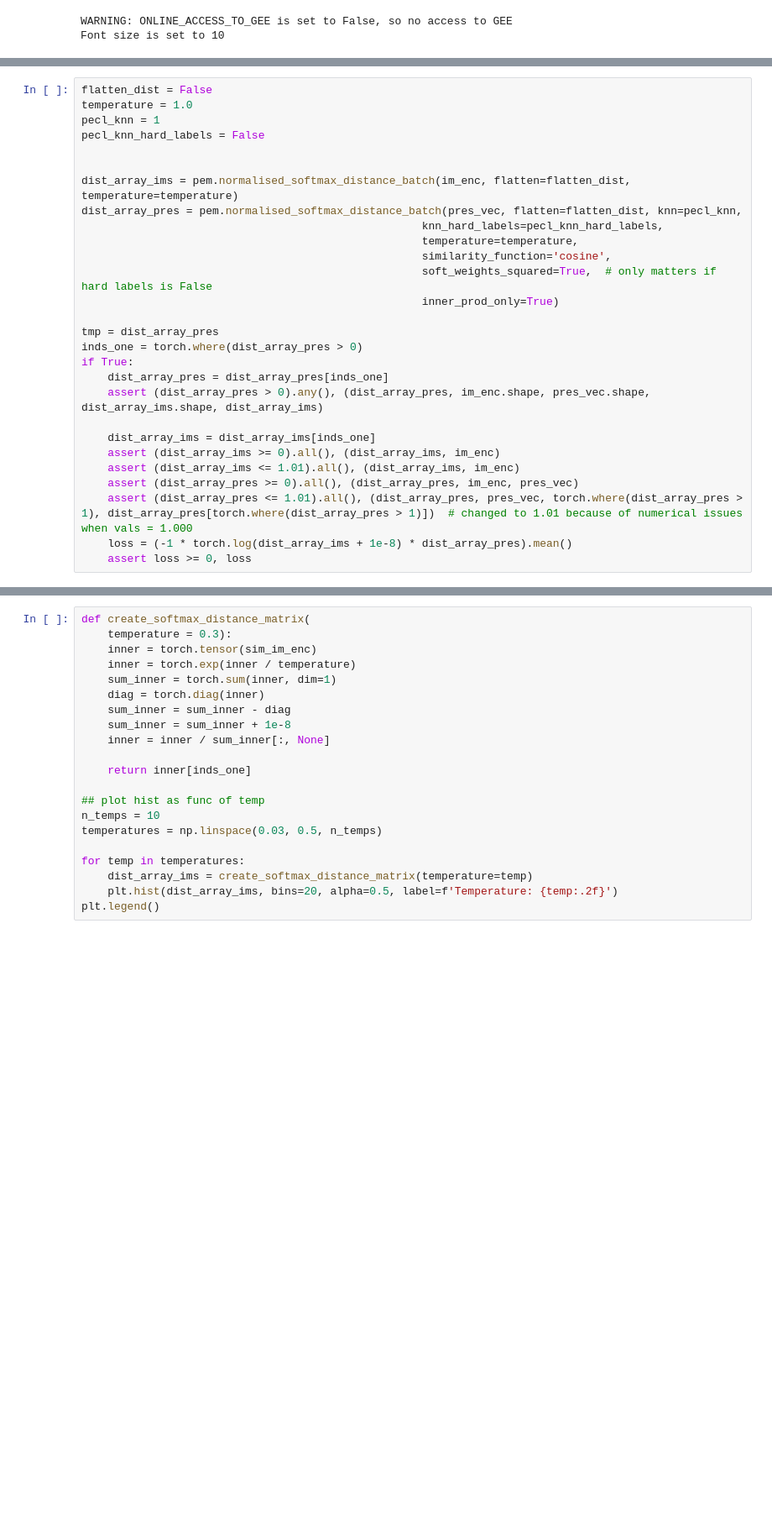
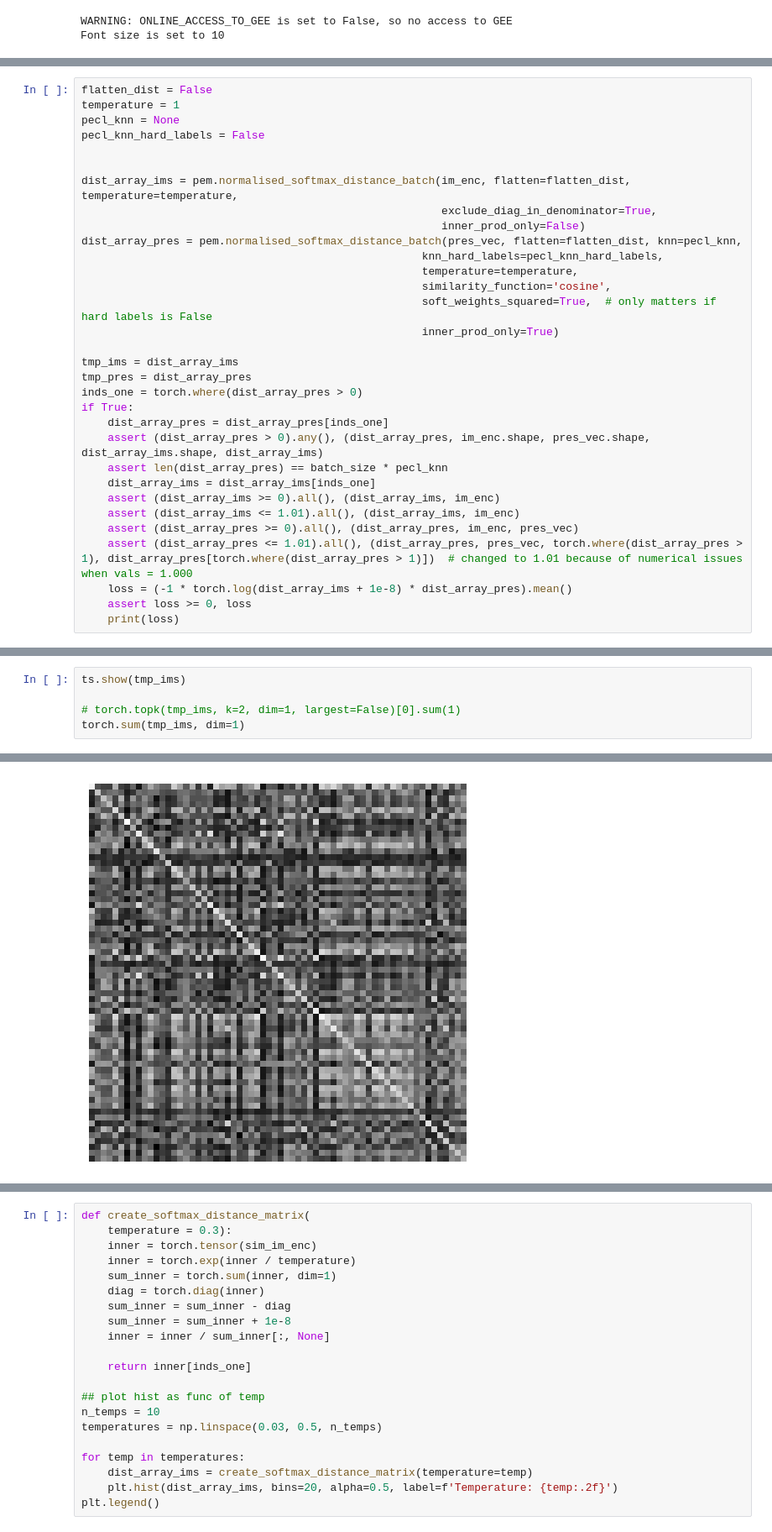
Before and after one commit to vdplasthijs/PECL, a Jupyter notebook: notebooks/Explore embeddings from trained model.ipynb, the cells around one changed output, grey strips where cells are left out. Shown: that part at 84% size. Cells and saved outputs as stored; diff of their text form; blank space fills up the shorter version.

```diff
--- a/notebooks/Explore embeddings from trained model.ipynb
+++ b/notebooks/Explore embeddings from trained model.ipynb
@@ -150,11 +160,13 @@ Text(0.5, 1.0, 'Correlation coefficient: 0.14')
 # %%
 flatten_dist = False
-temperature = 1.0
-pecl_knn = 1
+temperature = 1
+pecl_knn = None
 pecl_knn_hard_labels = False
 
 
-dist_array_ims = pem.normalised_softmax_distance_batch(im_enc, flatten=flatten_dist, temperature=temperature)
+dist_array_ims = pem.normalised_softmax_distance_batch(im_enc, flatten=flatten_dist, temperature=temperature,
+                                                       exclude_diag_in_denominator=True,
+                                                       inner_prod_only=False)
 dist_array_pres = pem.normalised_softmax_distance_batch(pres_vec, flatten=flatten_dist, knn=pecl_knn,
                                                     knn_hard_labels=pecl_knn_hard_labels,
                                                     temperature=temperature,
@@ -162,12 +174,13 @@ dist_array_pres = pem.normalised_softmax_distance_batch(pres_vec, flatten=flatte
                                                     soft_weights_squared=True,  # only matters if hard labels is False
                                                     inner_prod_only=True)
 
-tmp = dist_array_pres
+tmp_ims = dist_array_ims
+tmp_pres = dist_array_pres
 inds_one = torch.where(dist_array_pres > 0)
 if True:
     dist_array_pres = dist_array_pres[inds_one]
     assert (dist_array_pres > 0).any(), (dist_array_pres, im_enc.shape, pres_vec.shape, dist_array_ims.shape, dist_array_ims)
-
+    assert len(dist_array_pres) == batch_size * pecl_knn
     dist_array_ims = dist_array_ims[inds_one]
     assert (dist_array_ims >= 0).all(), (dist_array_ims, im_enc)
     assert (dist_array_ims <= 1.01).all(), (dist_array_ims, im_enc)
@@ -175,3 +188,4 @@ if True:
     assert (dist_array_pres <= 1.01).all(), (dist_array_pres, pres_vec, torch.where(dist_array_pres > 1), dist_array_pres[torch.where(dist_array_pres > 1)])  # changed to 1.01 because of numerical issues when vals = 1.000
     loss = (-1 * torch.log(dist_array_ims + 1e-8) * dist_array_pres).mean()
     assert loss >= 0, loss
+    print(loss)
@@ -211,0 +266,6 @@ tensor([0.7456, 0.8845, 0.8715, 0.8845, 0.8707, 0.8693, 0.8092, 0.9172, 0.9134,
+# %%
+ts.show(tmp_ims)
+
+# torch.topk(tmp_ims, k=2, dim=1, largest=False)[0].sum(1)
+torch.sum(tmp_ims, dim=1)
+# %% [output]
@@ -211,0 +281 @@ tensor([0.7456, 0.8845, 0.8715, 0.8845, 0.8707, 0.8693, 0.8092, 0.9172, 0.9134,
+[figure, added]
```
Also changed, not shown: parts of 19 cells of this notebook, 3 other files.
